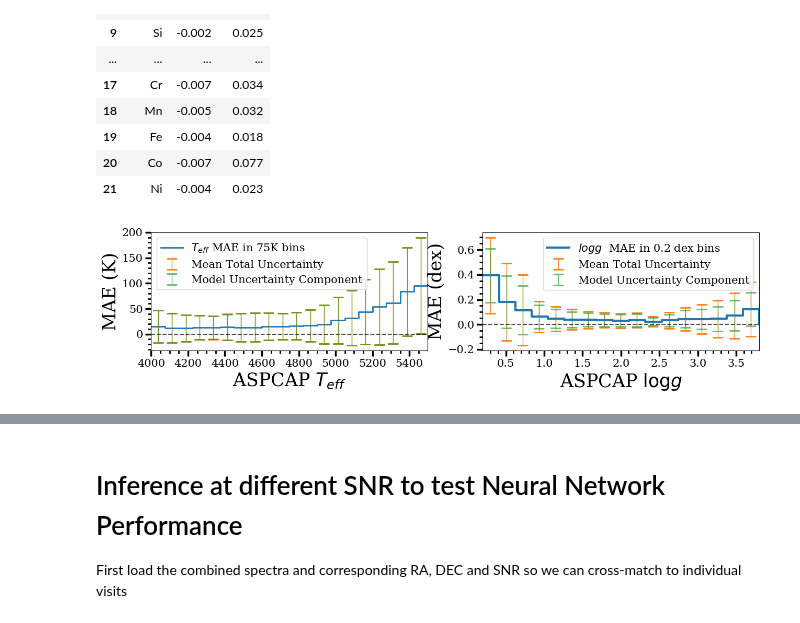
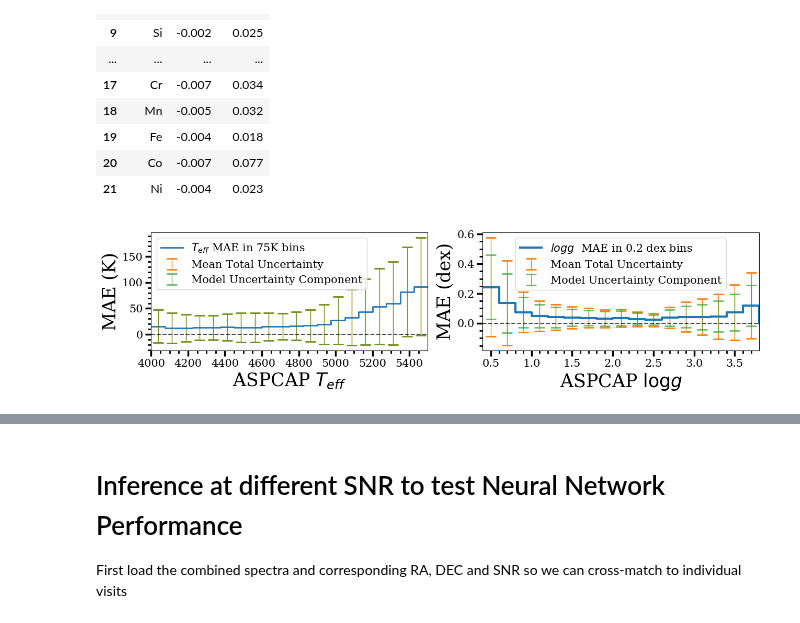
Before and after one commit to henrysky/astroNN_spectra_paper_figures, a Jupyter notebook: Inference.ipynb, the cells around one changed output, grey strips where cells are left out. Cells and saved outputs as stored; diff of their text form; code cells hidden in the pictures.

Commit message:
change plots labels

```diff
--- a/Inference.ipynb
+++ b/Inference.ipynb
@@ -66,87 +66,88 @@ display(HTML(df.to_html()))
 # %%
 %matplotlib inline
 import pylab as plt
+import numpy as np
 
-plt.rc('font',**{'family': 'serif', 'weight':'medium', 'size':20})
+plt.rc('font', **{'family': 'serif', 'weight': 'medium', 'size': 20})
 
 # Teff
 aspcap_idx = 0
 number_bin = 20
 low_teff = 4000.
 high_teff = 5500.
-mean_abs_diff_teff = []
-mean_confidence_teff = []
-mean_modelconfidence_teff = []
-spaces_teff = np.linspace(low_teff, high_teff, number_bin+1)
+median_abs_diff_teff = []
+median_confidence_teff = []
+median_modelconfidence_teff = []
+spaces_teff = np.linspace(low_teff, high_teff, number_bin + 1)
 
 # Binning
 
 for i in range(number_bin):
-    idx = [(y[:,aspcap_idx]<spaces_teff[i+1])&(y[:,aspcap_idx]>spaces_teff[i])]
-    mean_abs_diff_teff.append(np.median(np.abs(pred[:, aspcap_idx][idx] - y[:,aspcap_idx][idx])))
-    mean_confidence_teff.append(np.median(pred_err['total'][:, aspcap_idx][idx]))
-    mean_modelconfidence_teff.append(np.median(pred_err['model'][:, aspcap_idx][idx]))
+    idx = [(y[:, aspcap_idx] < spaces_teff[i + 1]) & (y[:, aspcap_idx] > spaces_teff[i])]
+    median_abs_diff_teff.append(np.median(np.abs(pred[:, aspcap_idx][idx] - y[:, aspcap_idx][idx])))
+    median_confidence_teff.append(np.median(pred_err['total'][:, aspcap_idx][idx]))
+    median_modelconfidence_teff.append(np.median(pred_err['model'][:, aspcap_idx][idx]))
 
-mean_abs_diff_teff.append(0.)
-mean_confidence_teff.append(0.)
-mean_modelconfidence_teff.append(0.)
+median_abs_diff_teff.append(0.)
+median_confidence_teff.append(0.)
+median_modelconfidence_teff.append(0.)
 
 # Log(g)
 aspcap_idx = 1
 number_bin = 17
-low_logg = 0.2
+low_logg = 0.4
 high_logg = 3.8
-mean_abs_diff_logg = []
-mean_confidence_logg = []
-mean_modelconfidence_logg = []
-spaces_logg = np.linspace(low_logg, high_logg, number_bin+1)
+median_abs_diff_logg = []
+median_confidence_logg = []
+median_modelconfidence_logg = []
+spaces_logg = np.linspace(low_logg, high_logg, number_bin + 1)
 
 # Binning
 for i in range(number_bin):
-    idx = [(y[:,aspcap_idx]<spaces_logg[i+1])&(y[:,aspcap_idx]>spaces_logg[i])]
-    mean_abs_diff_logg.append(np.median(np.abs(pred[:, aspcap_idx][idx] - y[:,aspcap_idx][idx])))
-    mean_confidence_logg.append(np.median(pred_err['total'][:, aspcap_idx][idx]))
-    mean_modelconfidence_logg.append(np.median(pred_err['model'][:, aspcap_idx][idx]))
+    idx = [(y[:, aspcap_idx] < spaces_logg[i + 1]) & (y[:, aspcap_idx] > spaces_logg[i])]
+    median_abs_diff_logg.append(np.median(np.abs(pred[:, aspcap_idx][idx] - y[:, aspcap_idx][idx])))
+    median_confidence_logg.append(np.median(pred_err['total'][:, aspcap_idx][idx]))
+    median_modelconfidence_logg.append(np.median(pred_err['model'][:, aspcap_idx][idx]))
 
-mean_abs_diff_logg.append(0.)
-mean_confidence_logg.append(0.)
-mean_modelconfidence_logg.append(0.)
+median_abs_diff_logg.append(0.)
+median_confidence_logg.append(0.)
+median_modelconfidence_logg.append(0.)
 
 # setup plots
-f, ax = plt.subplots(1, 2,figsize=(15, 3), dpi=100)
+f, ax = plt.subplots(1, 2, figsize=(15, 3), dpi=100)
 
-ax[0].plot(spaces_teff, mean_abs_diff_teff, ls='steps-post', linewidth=2., label='$T_{eff}$' + ' MAE in 75K bins')
-ax[0].errorbar(spaces_teff+37.5, mean_abs_diff_teff, yerr=mean_confidence_teff, linestyle='None', capsize=7,
+ax[0].plot(spaces_teff, median_abs_diff_teff, ls='steps-post', linewidth=2., label='$T_{eff}$' + ' MAE in 75K bins')
+ax[0].errorbar(spaces_teff + 37.5, median_abs_diff_teff, yerr=median_confidence_teff, linestyle='None', capsize=7,
                elinewidth=1., capthick=2., label='Mean Total Uncertainty')
-ax[0].errorbar(spaces_teff+37.5, mean_abs_diff_teff, yerr=mean_modelconfidence_teff, linestyle='None', capsize=7,
+ax[0].errorbar(spaces_teff + 37.5, median_abs_diff_teff, yerr=median_modelconfidence_teff, linestyle='None', capsize=7,
                elinewidth=1., capthick=2., alpha=0.7, label='Model Uncertainty Component')
-ax[0].set_xlabel('ASPCAP ' +"$T_{eff}$", fontsize=25)
+ax[0].set_xlabel('ASPCAP ' + "$T_{eff}$", fontsize=25)
 ax[0].set_ylabel('MAE (K)', fontsize=25)
-ax[0].set_xlim((low_teff, high_teff-2))
+ax[0].set_xlim((low_teff, high_teff - 2))
 ax[0].axhline(0, ls='--', c='k', alpha=0.7)
 ax[0].legend(loc='best', fontsize=15)
 ax[0].minorticks_on()
 ax[0].tick_params(labelsize=15, width=2.5, length=8, which='major')
 ax[0].tick_params(width=2, length=4, which='minor')
 
-ax[1].plot(spaces_logg, mean_abs_diff_logg, ls='steps-post', linewidth=3., label='$log{g}$' + '  MAE in 0.2 dex bins')
-ax[1].errorbar(spaces_logg+0.1, mean_abs_diff_logg, yerr=mean_confidence_logg, linestyle='None', capsize=7,
+ax[1].plot(spaces_logg, median_abs_diff_logg, ls='steps-post', linewidth=3., label='$log{g}$' + '  MAE in 0.2 dex bins')
+ax[1].errorbar(spaces_logg + 0.1, median_abs_diff_logg, yerr=median_confidence_logg, linestyle='None', capsize=7,
                elinewidth=1., capthick=2., label='Mean Total Uncertainty')
-ax[1].errorbar(spaces_logg+0.1, mean_abs_diff_logg, yerr=mean_modelconfidence_logg, linestyle='None', capsize=7,
+ax[1].errorbar(spaces_logg + 0.1, median_abs_diff_logg, yerr=median_modelconfidence_logg, linestyle='None', capsize=7,
                elinewidth=1., capthick=2., alpha=0.7, label='Model Uncertainty Component')
-ax[1].set_xlabel('ASPCAP ' +"$\log{g}$", fontsize=25)
+ax[1].set_xlabel('ASPCAP ' + "$\log{g}$", fontsize=25)
 ax[1].set_ylabel('MAE (dex)', fontsize=25)
-ax[1].set_xlim((low_logg, high_logg-0.001))
+ax[1].set_xlim((low_logg, high_logg - 0.001))
 ax[1].axhline(0, ls='--', c='k', alpha=0.7)
 ax[1].minorticks_on()
 ax[1].legend(loc='best', fontsize=15)
 ax[1].tick_params(labelsize=15, width=2.5, length=8, which='major')
 ax[1].tick_params(width=2, length=4, which='minor')
 
 # f.tight_layout()
 f.savefig('delta_teff_logg.png')
 # %% [output]
-[figure, old version]
+[figure, new version]
 # %%
 %matplotlib inline
 import pylab as plt
```
Also changed, not shown: parts of 8 cells of this notebook.
